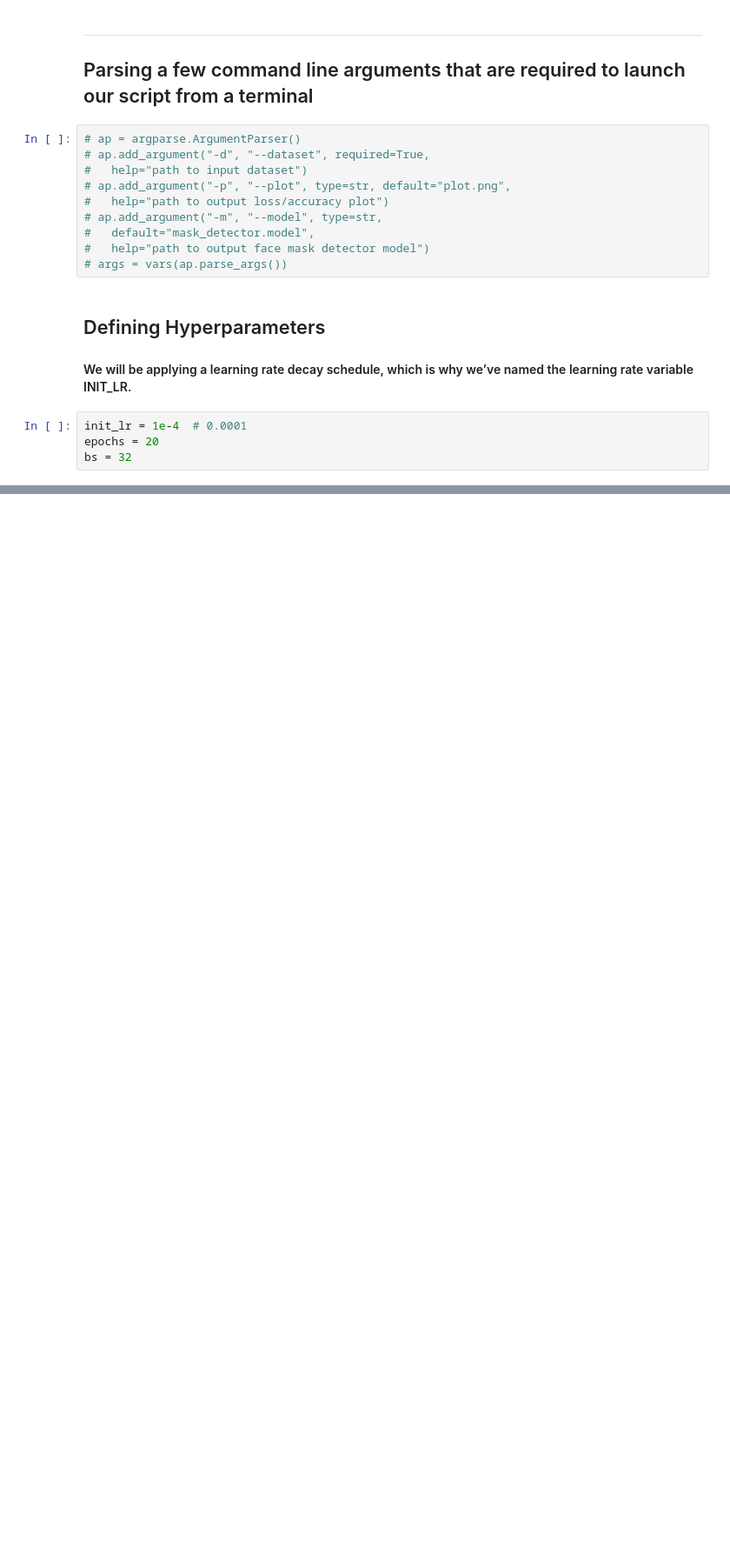
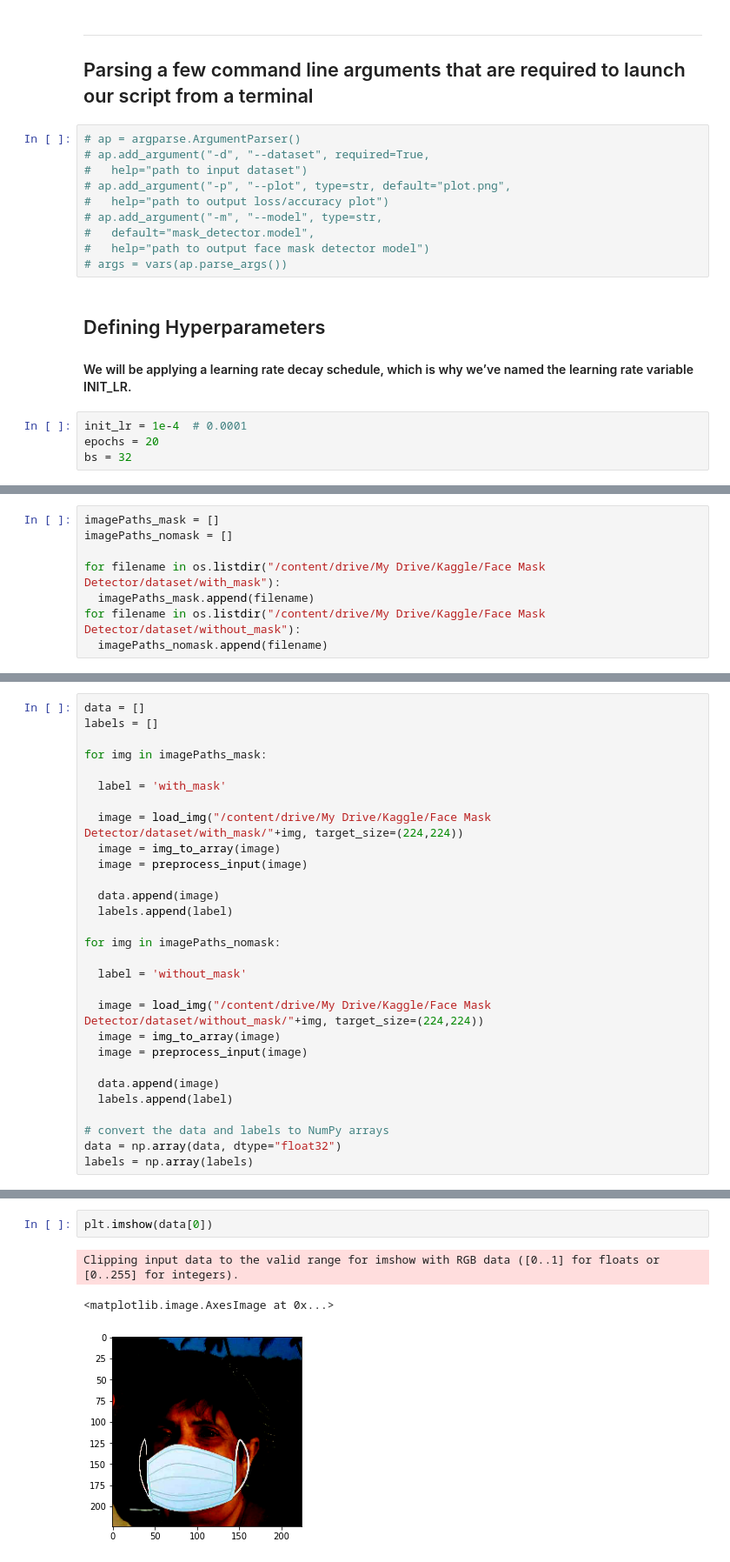
Before and after one commit to ankitgoyal0301/Deep-Learning, a Jupyter notebook: 9. Face Mask Detector/Face_Mask_Detector.ipynb, the cells around one changed output, grey strips where cells are left out. Shown at 87% size. Saved outputs shown, nothing was run; the diff lists cells and outputs as text; blank space fills up the shorter version.

Commit message:
Dataset Preprocessed. Issues with Train_test_split

```diff
--- a/9. Face Mask Detector/Face_Mask_Detector.ipynb
+++ b/9. Face Mask Detector/Face_Mask_Detector.ipynb
@@ -64,0 +74,8 @@ bs = 32
+# %%
+imagePaths_mask = []
+imagePaths_nomask = []
+
+for filename in os.listdir("/content/drive/My Drive/Kaggle/Face Mask Detector/dataset/with_mask"):
+  imagePaths_mask.append(filename)
+for filename in os.listdir("/content/drive/My Drive/Kaggle/Face Mask Detector/dataset/without_mask"):
+  imagePaths_nomask.append(filename)
@@ -64,0 +86,29 @@ bs = 32
+# %%
+data = []
+labels = []
+
+for img in imagePaths_mask:
+
+  label = 'with_mask'
+
+  image = load_img("/content/drive/My Drive/Kaggle/Face Mask Detector/dataset/with_mask/"+img, target_size=(224,224))
+  image = img_to_array(image)
+  image = preprocess_input(image)
+
+  data.append(image)
+  labels.append(label)
+
+for img in imagePaths_nomask:
+
+  label = 'without_mask'
+
+  image = load_img("/content/drive/My Drive/Kaggle/Face Mask Detector/dataset/without_mask/"+img, target_size=(224,224))
+  image = img_to_array(image)
+  image = preprocess_input(image)
+
+  data.append(image)
+  labels.append(label)
+
+# convert the data and labels to NumPy arrays
+data = np.array(data, dtype="float32")
+labels = np.array(labels)
@@ -64,0 +153,6 @@ bs = 32
+# %%
+plt.imshow(data[0])
+# %% [output]
+Clipping input data to the valid range for imshow with RGB data ([0..1] for floats or [0..255] for integers).
+<matplotlib.image.AxesImage at 0x...>
+[figure, added]
```
Also changed, not shown: parts of 8 cells of this notebook.
